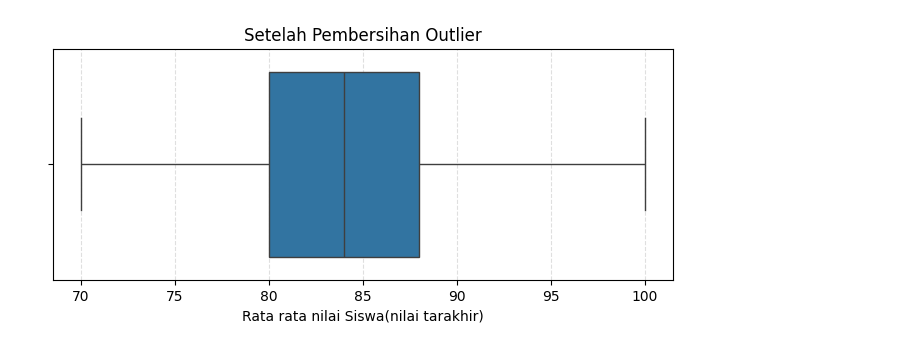
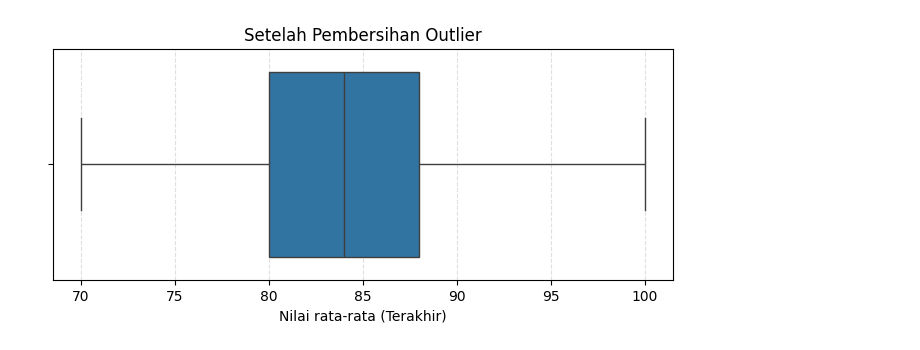
Before and after one commit to ivansirait/Analisis_kebiasaan_saat_belajar_vs_Prestasi_Akademik-Siswa, a Jupyter notebook: DasiDalis.ipynb, the cells around one changed output. Cells and saved outputs as stored; diff of their text form; code cells hidden in the pictures.

```diff
--- a/DasiDalis.ipynb
+++ b/DasiDalis.ipynb
@@ -55,14 +86,16 @@ for col in prestasi:
     if col in df.columns:
         df[col] = df[col].fillna(0).astype("int64")
 
-if "Nilai rata-rata (Terakhir)" in df.columns:
-    df["Nilai rata-rata (Terakhir)"] = (
-        df["Nilai rata-rata (Terakhir)"]
+if "Rata rata nilai Siswa(nilai tarakhir)" in df.columns:
+    df["Rata rata nilai Siswa(nilai tarakhir)"] = (
+        df["Rata rata nilai Siswa(nilai tarakhir)"]
         .astype(str)
         .str.replace(",", ".", regex=False)
         .pipe(pd.to_numeric, errors="coerce")
     )
-    df = df.dropna(subset=["Nilai rata-rata (Terakhir)"])
+    df = df.dropna(subset=["Rata rata nilai Siswa(nilai tarakhir)"])
+
+df = df.dropna(subset=["Jenis Sekolah Menengah atas yang anda tempuh"])
 
 cols_teks = [
     "Catatan singkat tentang Belajar",
@@ -165,46 +130,27 @@ memory usage: 65.0+ KB
 # %%
 import numpy as np
 import seaborn as sns
 import matplotlib.pyplot as plt
-import pandas as pd # Import pandas if you haven't already
 
-# --- Step 1: Data Type Conversion ---
-# The original column name is used for the conversion
-col_to_clean = 'Rata rata nilai Siswa(nilai tarakhir)'
-
-# Convert the column to numeric. Non-convertible values become NaN.
-df[col_to_clean] = pd.to_numeric(df[col_to_clean], errors='coerce')
-
-# --- Step 2: Handle Missing Values (NaN) ---
-# Since we introduced NaNs, it's best to remove them before calculating quartiles.
-# You can choose to drop them, fill them, or calculate quantiles while ignoring them.
-# Dropping them is the simplest way to proceed with outlier removal.
-df = df.dropna(subset=[col_to_clean])
-
-# --- Step 3: Outlier Removal (Your Original Function) ---
+numeric_cols = ['Rata rata nilai Siswa(nilai tarakhir)']
 
 def remove_outliers_iqr(df, column):
     Q1 = df[column].quantile(0.25)
     Q3 = df[column].quantile(0.75)
     IQR = Q3 - Q1
     lower_bound = Q1 - 1.5 * IQR
     upper_bound = Q3 + 1.5 * IQR
     df = df[(df[column] >= lower_bound) & (df[column] <= upper_bound)]
     return df
 
-numeric_cols = [col_to_clean]
-
 for col in numeric_cols:
     df = remove_outliers_iqr(df, col)
 
-# --- Step 4: Plotting (Your Original Plotting Code) ---
 plt.figure(figsize=(8, 3))
-sns.boxplot(x=df[col_to_clean])
+sns.boxplot(x=df["Rata rata nilai Siswa(nilai tarakhir)"])
 plt.title("Setelah Pembersihan Outlier")
-# Use the correct column name from the data for the plot label if possible,
-# or ensure the label is correct.
-plt.xlabel(col_to_clean)
+plt.xlabel("Nilai rata-rata (Terakhir)")
 plt.grid(axis='x', linestyle='--', alpha=0.4)
 plt.show()
 # %% [output]
-[figure, old version]
+[figure, new version]
```
Also changed, not shown: parts of 14 cells of this notebook.
